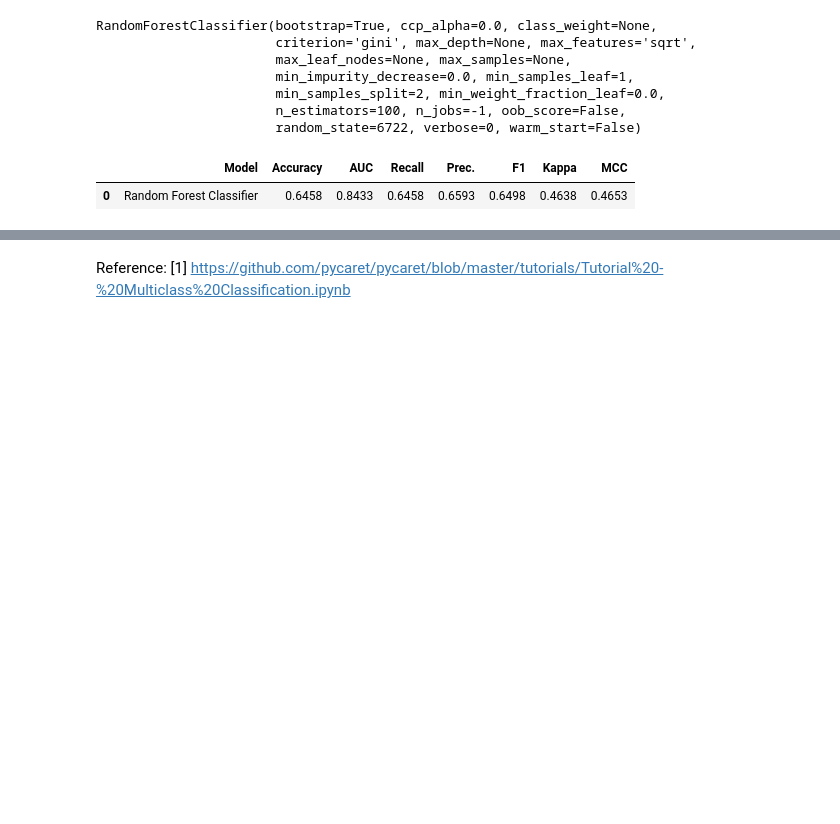
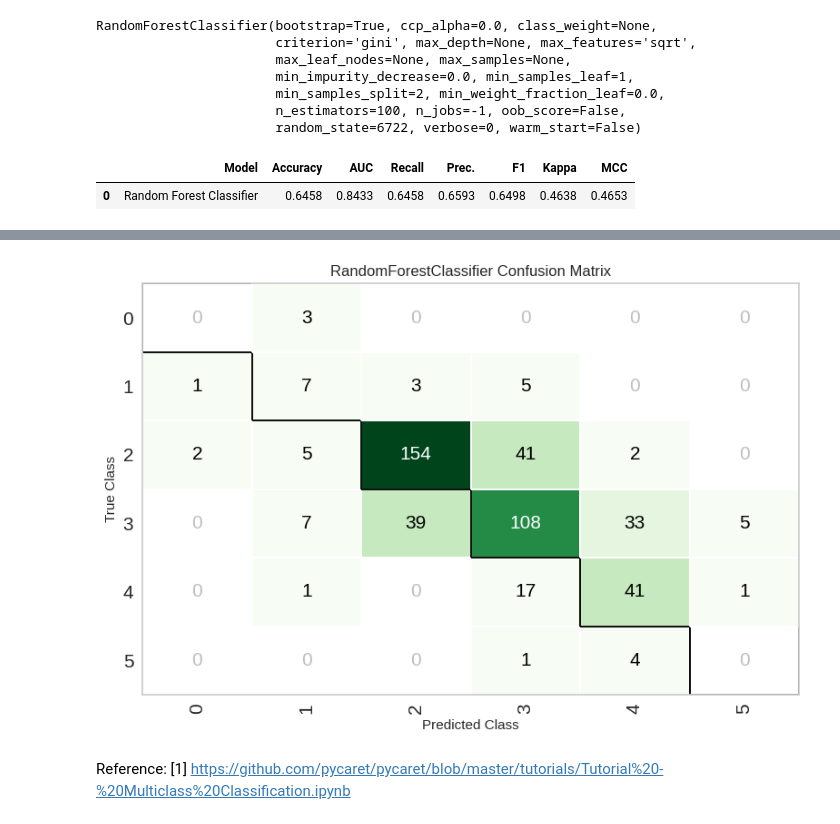
Before and after one commit to neel26desai/cmpe255_assignment2, a Jupyter notebook: Multi_Class_Classification.ipynb, the cells around one changed output, grey strips where cells are left out. Cells and saved outputs as stored; diff of their text form; code cells hidden in the pictures; blank space fills up the shorter version.

```diff
--- a/Multi_Class_Classification.ipynb
+++ b/Multi_Class_Classification.ipynb
@@ -371,0 +381,3 @@ baseline_model_2_pred = exp2.predict_model(baseline_model_2
+# %%
+exp2.plot_model(baseline_model_2,'confusion_matrix')
+# %% [output]
@@ -372,3 +385,4 @@ baseline_model_2_pred = exp2.predict_model(baseline_model_2
+[figure, added]
 # %%
 #even after addressing the class imbalance we were not able to improve the models performace
 # %% [markdown]
```
Also changed, not shown: parts of 2 cells of this notebook.
